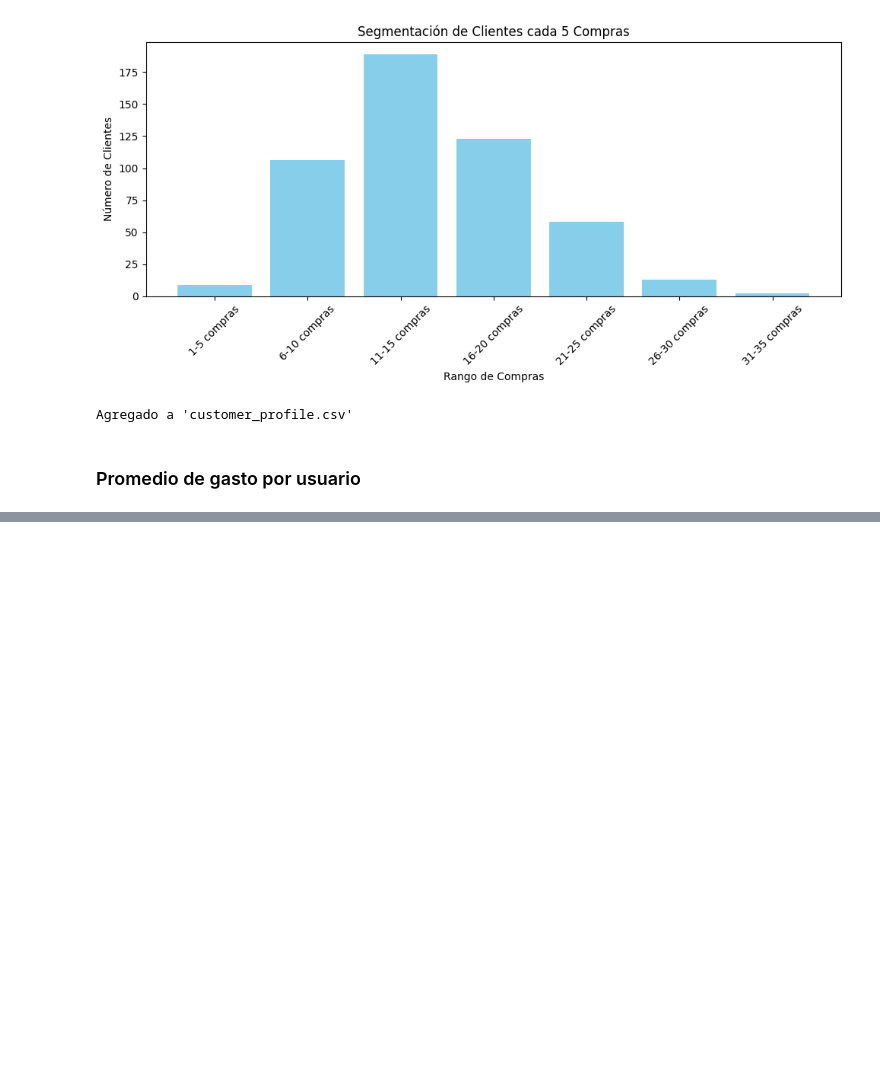
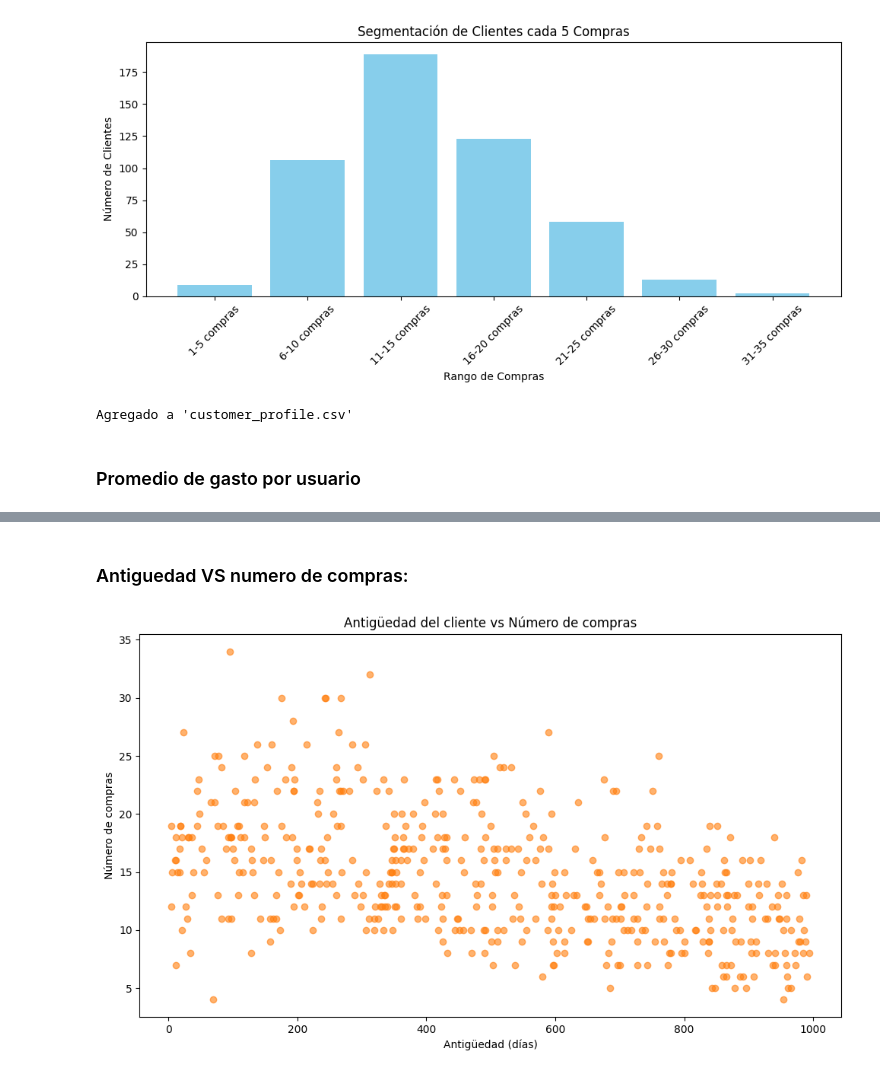
Before and after one commit to marflowersmar/ML25_MD_2025, a Jupyter notebook: src/ml25/P01_avance/Analisis_exploratorio.ipynb, the cells around one changed output, grey strips where cells are left out. Drawn from its saved outputs; the diff is of its cells as text; code cells hidden in the pictures; blank space fills up the shorter version.

```diff
--- a/src/ml25/P01_avance/Analisis_exploratorio.ipynb
+++ b/src/ml25/P01_avance/Analisis_exploratorio.ipynb
@@ -200,0 +244,16 @@ MergeError: Passing 'suffixes' which cause duplicate columns {'gasto_promedio_x'
+# %% [markdown]
+### Antiguedad VS numero de compras:
+# %%
+# Solo para la gráfica (usa columnas ya guardadas si tienes customer_profile cargado)
+num_compras = customer_profile['total_compras']
+antig = customer_profile['antiguedad_dias']
+
+plt.figure(figsize=(10,6))
+plt.scatter(antig, num_compras, alpha=0.6, color='#ff7f0e')
+plt.title("Antigüedad del cliente vs Número de compras")
+plt.xlabel("Antigüedad (días)")
+plt.ylabel("Número de compras")
+plt.tight_layout()
+plt.show()
+# %% [output]
+[figure, added]
```
Also changed, not shown: parts of 25 cells of this notebook, 1 other file.
